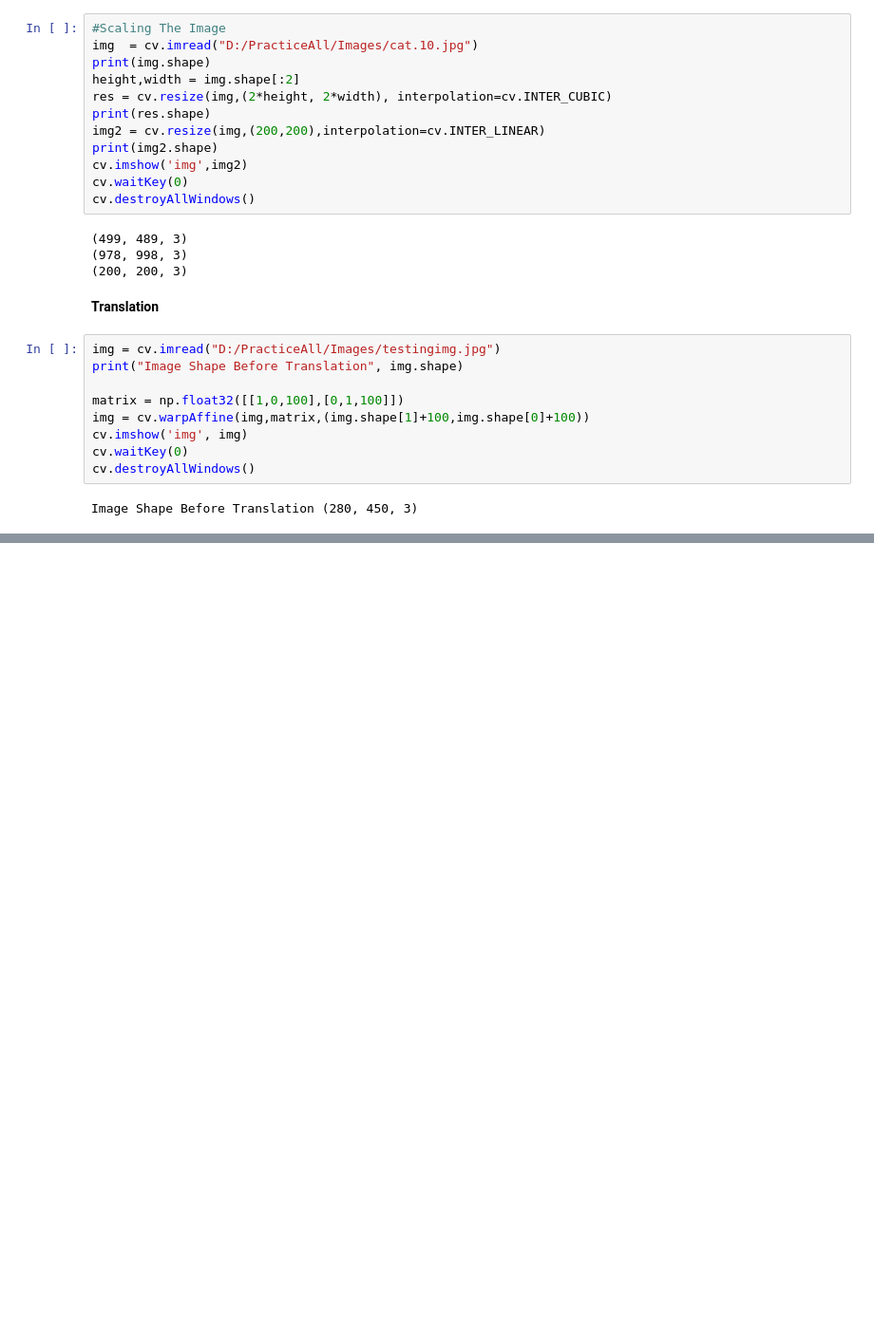
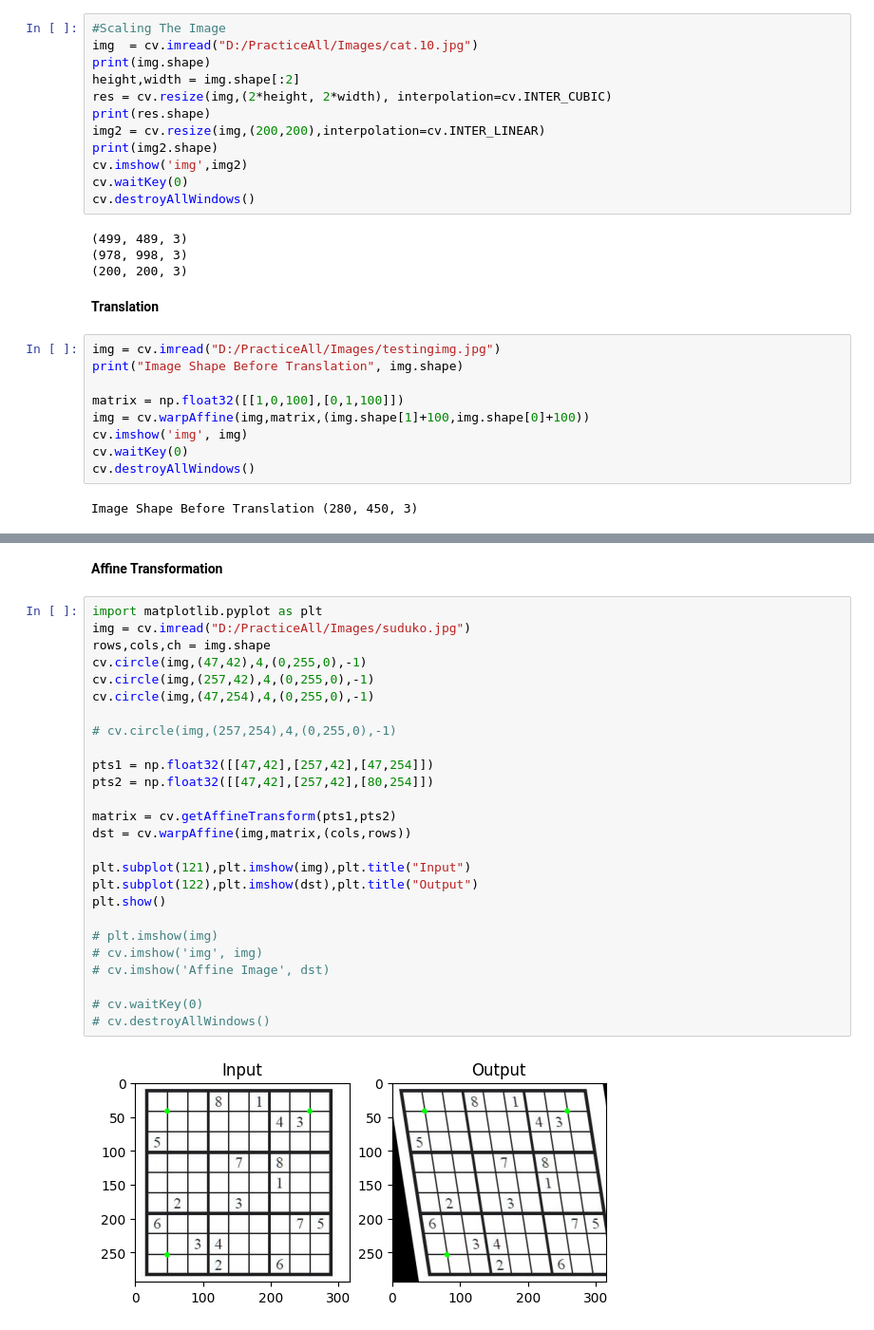
Before and after one commit to Dkalaskar/Practice_DSA_NLP_OpenCV_Opps, a Jupyter notebook: ComputerVision/opencv/image-processing.ipynb, the cells around one changed output, grey strips where cells are left out. Shown: that part at 95% size. Saved outputs shown, nothing was run; the diff lists cells and outputs as text; blank space fills up the shorter version.

```diff
--- a/ComputerVision/opencv/image-processing.ipynb
+++ b/ComputerVision/opencv/image-processing.ipynb
@@ -64,0 +77,30 @@ Image Shape Before Translation (280, 450, 3)
+# %% [markdown]
+**Affine Transformation**
+# %%
+import matplotlib.pyplot as plt
+img = cv.imread("D:/PracticeAll/Images/suduko.jpg")
+rows,cols,ch = img.shape
+cv.circle(img,(47,42),4,(0,255,0),-1)
+cv.circle(img,(257,42),4,(0,255,0),-1)
+cv.circle(img,(47,254),4,(0,255,0),-1)
+
+# cv.circle(img,(257,254),4,(0,255,0),-1)
+
+pts1 = np.float32([[47,42],[257,42],[47,254]])
+pts2 = np.float32([[47,42],[257,42],[80,254]])
+
+matrix = cv.getAffineTransform(pts1,pts2)
+dst = cv.warpAffine(img,matrix,(cols,rows))
+
+plt.subplot(121),plt.imshow(img),plt.title("Input")
+plt.subplot(122),plt.imshow(dst),plt.title("Output")
+plt.show()
+
+# plt.imshow(img)
+# cv.imshow('img', img)
+# cv.imshow('Affine Image', dst)
+
+# cv.waitKey(0)
+# cv.destroyAllWindows()
+# %% [output]
+[figure, added]
```
Also changed, not shown: parts of 7 cells of this notebook.
